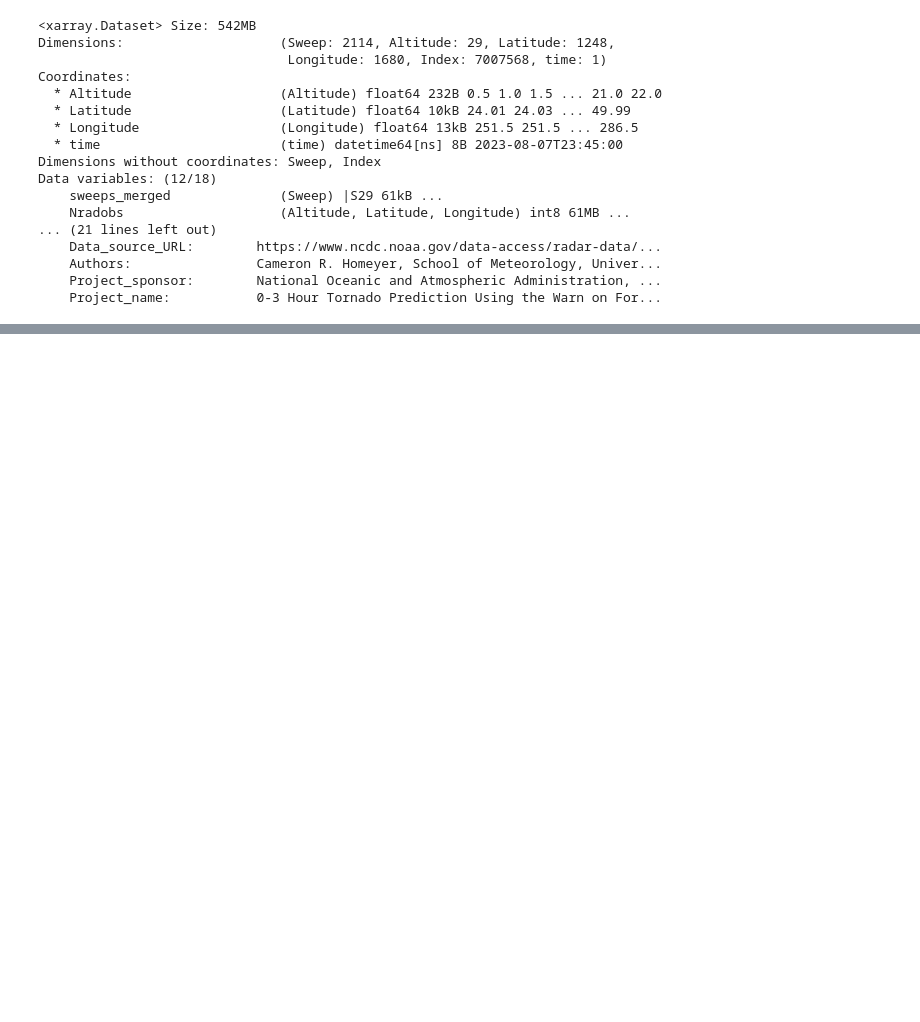
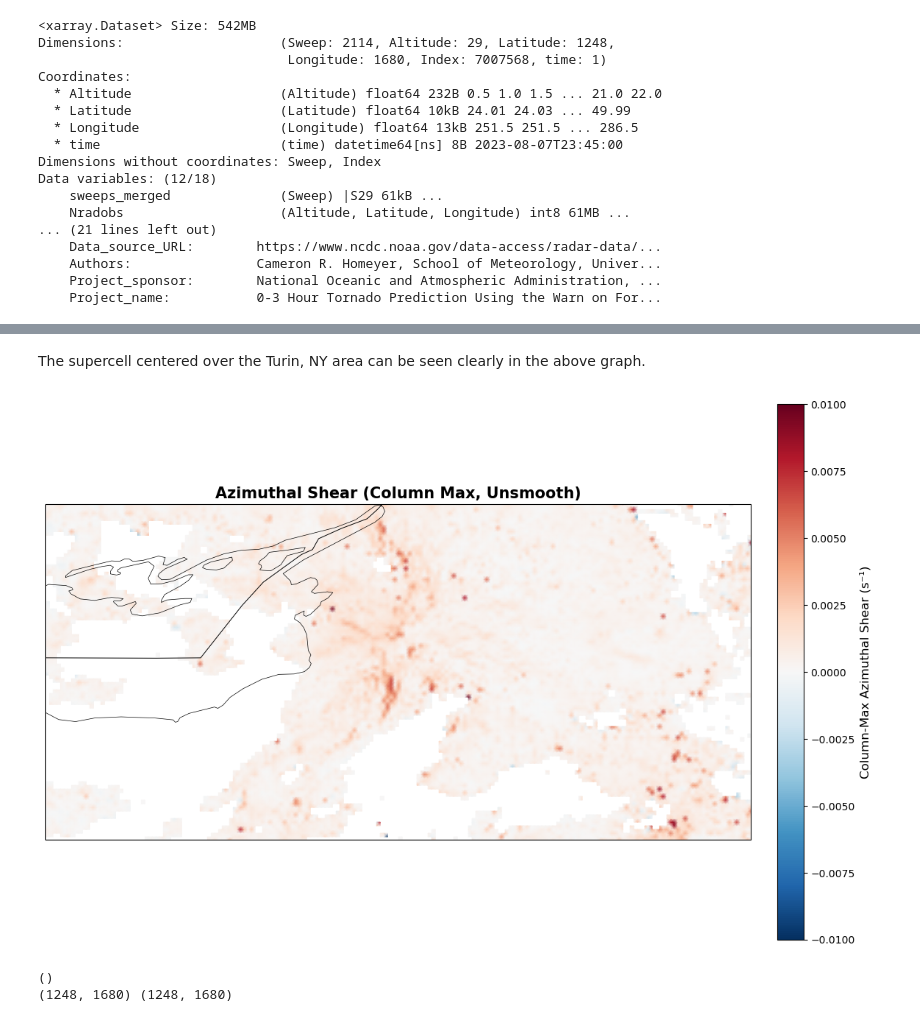
Before and after one commit to ajcolgat/proto-cookbook, a Jupyter notebook: notebooks/notebook1.ipynb, the cells around one changed output, grey strips where cells are left out. Drawn from its saved outputs; the diff is of its cells as text; code cells hidden in the pictures; blank space fills up the shorter version.

```diff
--- a/notebooks/notebook1.ipynb
+++ b/notebooks/notebook1.ipynb
@@ -112,0 +146,2 @@ ax.coastlines(resolution='50m')
+# %% [markdown]
+The supercell centered over the Turin, NY area can be seen clearly in the above graph.
@@ -112,0 +169,41 @@ ax.coastlines(resolution='50m')
+# %%
+colmax_azshear = np.nanmax(azshear_grid, axis=0)
+colmax_azshear = np.squeeze(colmax_azshear)
+# %%
+lon_grid, lat_grid = np.meshgrid(lon_vals, lat_vals)
+
+fig, ax = plt.subplots(subplot_kw={'projection': ccrs.PlateCarree()}, figsize=(12, 10))
+
+pcm = ax.pcolormesh(
+    lon_grid, lat_grid, colmax_azshear,
+    cmap='RdBu_r',          # diverging colormap (red=cyclonic, blue=anticyclonic)
+    vmin=-0.01, vmax=0.01,  # typical range for MRMS AzShear
+    shading='gouraud',      # smooths between pixels, but no data filtering
+    transform=ccrs.PlateCarree()
+)
+
+# --- Map features ---
+ax.add_feature(cfeature.STATES.with_scale('50m'), linewidth=0.5)
+ax.add_feature(cfeature.BORDERS.with_scale('50m'), linewidth=0.7)
+ax.coastlines(resolution='50m')
+
+# --- Set zoom region ---
+extent = [-77.7, -73.7, 42.6, 44.5]
+ax.set_extent(extent, crs=ccrs.PlateCarree())
+
+# --- Colorbar ---
+cbar = plt.colorbar(pcm, ax=ax, orientation='vertical', shrink=0.75, pad=0.03)
+cbar.set_label("Column-Max Azimuthal Shear (s⁻¹)", fontsize=12)
+cbar.ax.tick_params(labelsize=10)
+
+ax.set_title("Azimuthal Shear (Column Max, Unsmooth)", fontsize=15, weight='bold')
+plt.tight_layout()
+plt.show()
+# %% [output]
+[figure, added]
+# %%
+print(colmax_azshear.shape)
+print(lat_grid.shape, lon_grid.shape)
+# %% [output]
+()
+(1248, 1680) (1248, 1680)
```
Also changed, not shown: parts of 12 cells of this notebook.
